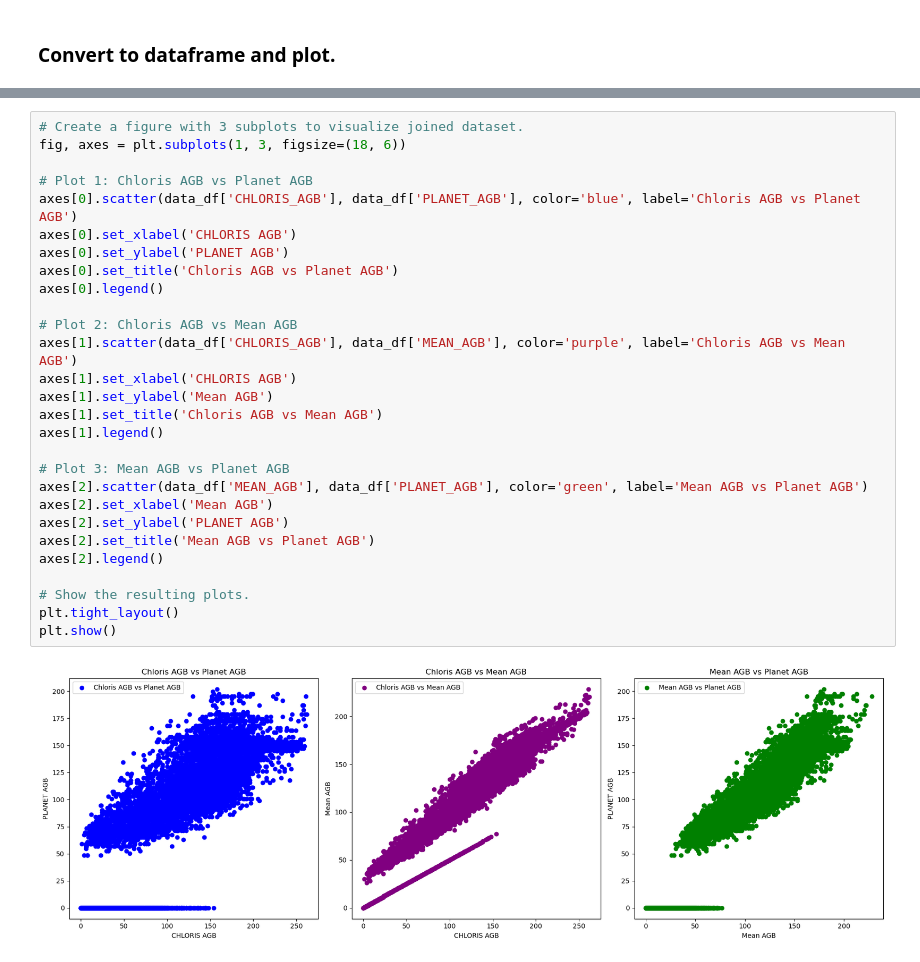
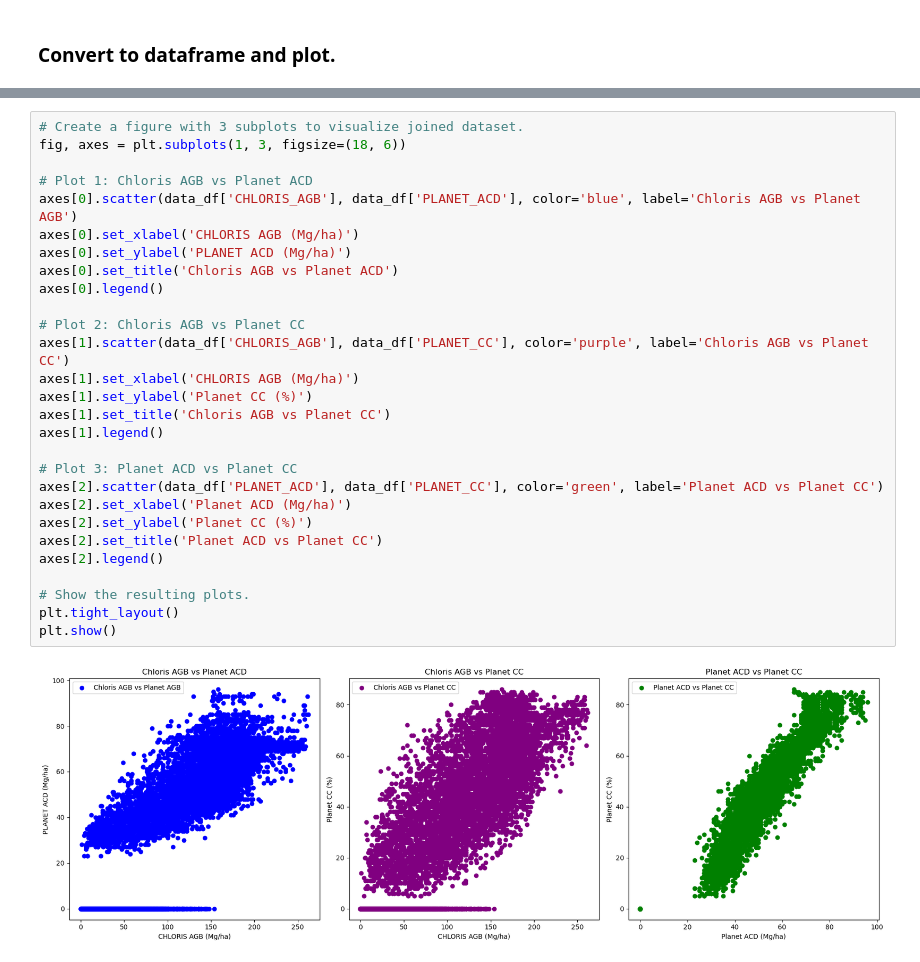
Before and after one commit to sabinenix/cecil-code-examples, a Jupyter notebook: join-datasets/join-datasets.ipynb, the cells around one changed output, grey strips where cells are left out. Cells and saved outputs as stored; diff of their text form.

```diff
--- a/join-datasets/join-datasets.ipynb
+++ b/join-datasets/join-datasets.ipynb
@@ -103,30 +99,30 @@ data_df.head(5)
 # %%
 # Create a figure with 3 subplots to visualize joined dataset.
 fig, axes = plt.subplots(1, 3, figsize=(18, 6))
 
-# Plot 1: Chloris AGB vs Planet AGB
-axes[0].scatter(data_df['CHLORIS_AGB'], data_df['PLANET_AGB'], color='blue', label='Chloris AGB vs Planet AGB')
-axes[0].set_xlabel('CHLORIS AGB')
-axes[0].set_ylabel('PLANET AGB')
-axes[0].set_title('Chloris AGB vs Planet AGB')
+# Plot 1: Chloris AGB vs Planet ACD
+axes[0].scatter(data_df['CHLORIS_AGB'], data_df['PLANET_ACD'], color='blue', label='Chloris AGB vs Planet AGB')
+axes[0].set_xlabel('CHLORIS AGB (Mg/ha)')
+axes[0].set_ylabel('PLANET ACD (Mg/ha)')
+axes[0].set_title('Chloris AGB vs Planet ACD')
 axes[0].legend()
 
-# Plot 2: Chloris AGB vs Mean AGB
-axes[1].scatter(data_df['CHLORIS_AGB'], data_df['MEAN_AGB'], color='purple', label='Chloris AGB vs Mean AGB')
-axes[1].set_xlabel('CHLORIS AGB')
-axes[1].set_ylabel('Mean AGB')
-axes[1].set_title('Chloris AGB vs Mean AGB')
+# Plot 2: Chloris AGB vs Planet CC
+axes[1].scatter(data_df['CHLORIS_AGB'], data_df['PLANET_CC'], color='purple', label='Chloris AGB vs Planet CC')
+axes[1].set_xlabel('CHLORIS AGB (Mg/ha)')
+axes[1].set_ylabel('Planet CC (%)')
+axes[1].set_title('Chloris AGB vs Planet CC')
 axes[1].legend()
 
-# Plot 3: Mean AGB vs Planet AGB
-axes[2].scatter(data_df['MEAN_AGB'], data_df['PLANET_AGB'], color='green', label='Mean AGB vs Planet AGB')
-axes[2].set_xlabel('Mean AGB')
-axes[2].set_ylabel('PLANET AGB')
-axes[2].set_title('Mean AGB vs Planet AGB')
+# Plot 3: Planet ACD vs Planet CC
+axes[2].scatter(data_df['PLANET_ACD'], data_df['PLANET_CC'], color='green', label='Planet ACD vs Planet CC')
+axes[2].set_xlabel('Planet ACD (Mg/ha)')
+axes[2].set_ylabel('Planet CC (%)')
+axes[2].set_title('Planet ACD vs Planet CC')
 axes[2].legend()
 
 # Show the resulting plots.
 plt.tight_layout()
 plt.show()
 # %% [output]
-[figure, old version]
+[figure, new version]
```
Also changed, not shown: parts of 3 cells of this notebook, 1 other file.
